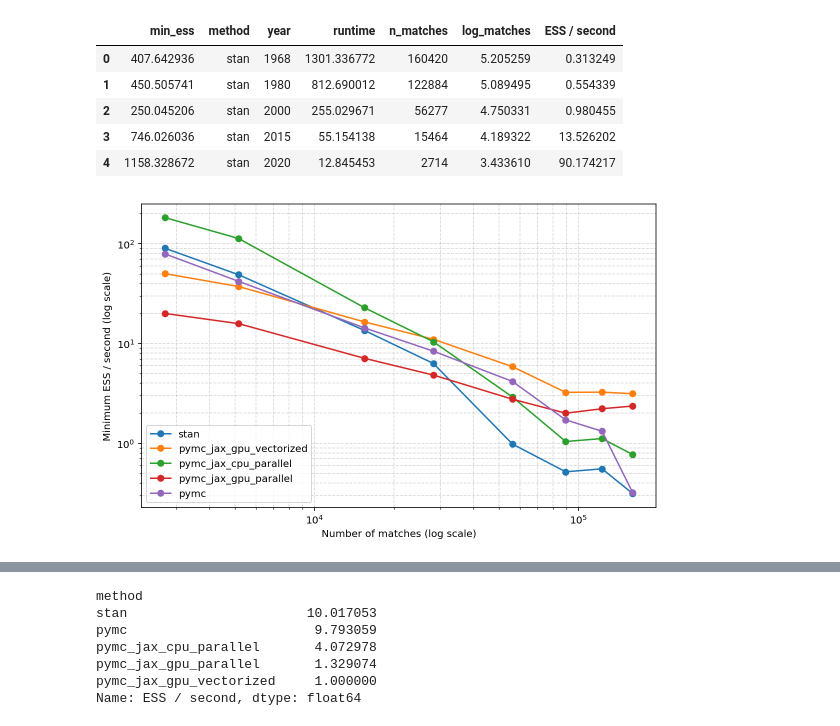
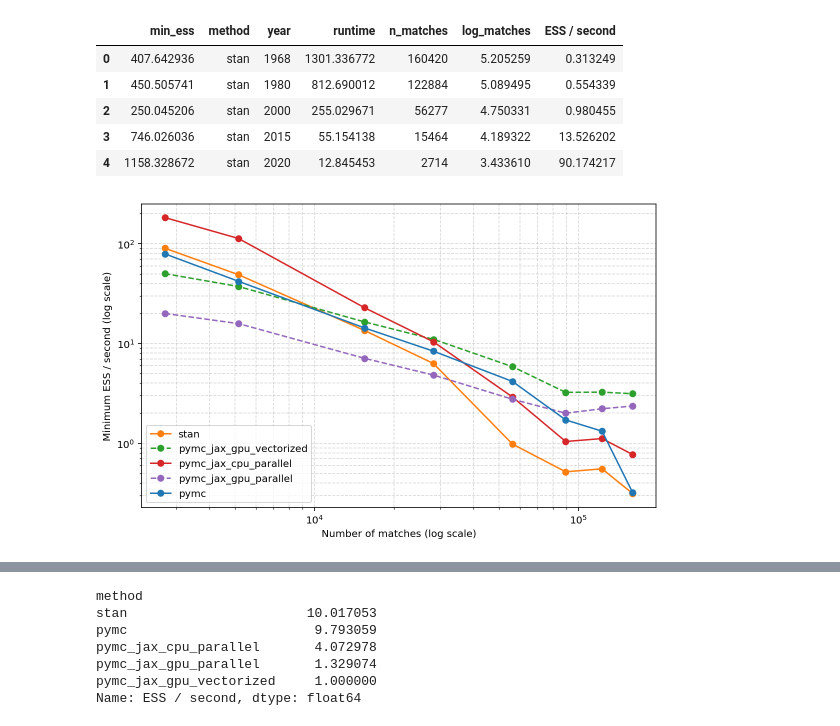
Before and after one commit to martiningram/mcmc_runtime_comparison, a Jupyter notebook: Compare runtimes.ipynb, the cells around one changed output, grey strips where cells are left out. Cells and saved outputs as stored; diff of their text form; code cells hidden in the pictures.

```diff
--- a/Compare runtimes.ipynb
+++ b/Compare runtimes.ipynb
@@ -63,6 +65,10 @@ results['log_matches'] = np.log10(results['n_matches'])
 f, ax = plt.subplots(1, 1)
 
 of_interest = ['pymc', 'stan', 'pymc_jax_gpu_vectorized', 'pymc_jax_cpu_parallel', 'pymc_jax_gpu_parallel']
+
+colours = sns.color_palette(palette=None, n_colors=len(of_interest))
+
+colour_lookup = {x: y for x, y in zip(of_interest, colours)}
 
 rel_results = results[results['method'].isin(of_interest)]
 
@@ -70,7 +76,10 @@ for cur_method in rel_results['method'].unique():
 
     cur_data = rel_results[rel_results['method'] == cur_method].sort_values('n_matches')
 
-    ax.plot(cur_data['n_matches'], cur_data['runtime'] / 60, label=cur_method, marker='o')
+    linestyle = '--' if 'gpu' in cur_method else None
+
+    ax.plot(cur_data['n_matches'], cur_data['runtime'] / 60, label=cur_method, marker='o', linestyle=linestyle,
+            color=colour_lookup[cur_method])
 
 ax.set_yscale('log')
 ax.set_xscale('log')
@@ -157,30 +178,33 @@ with_runtime.head()
 # %%
 f, ax = plt.subplots(1, 1)
 
 rel_results = with_runtime[with_runtime['method'].isin(of_interest)]
 
 for cur_method in rel_results['method'].unique():
 
     cur_data = rel_results[rel_results['method'] == cur_method].sort_values('n_matches')
 
-    ax.plot(cur_data['n_matches'], cur_data['ESS / second'], label=cur_method, marker='o')
+    linestyle = '--' if 'gpu' in cur_method else None
+
+    ax.plot(cur_data['n_matches'], cur_data['ESS / second'], label=cur_method, marker='o', linestyle=linestyle,
+            color=colour_lookup[cur_method])
 
 ax.set_yscale('log')
 ax.set_xscale('log')
 
 ax.set_xlabel('Number of matches (log scale)')
 ax.set_ylabel('Minimum ESS / second (log scale)')
 
 ax.grid(alpha=0.5, linestyle='--', which='both')
 
 ax.legend(loc='lower left')
 
 f.set_size_inches(8, 5)
 f.tight_layout()
 
 plt.savefig(join(plot_dir, 'ess_values.png'), dpi=300)
 # %% [output]
-[figure, old version]
+[figure, new version]
 # %%
 f, ax = plt.subplots(1, 1)
 
```
Also changed, not shown: parts of 5 cells of this notebook.
